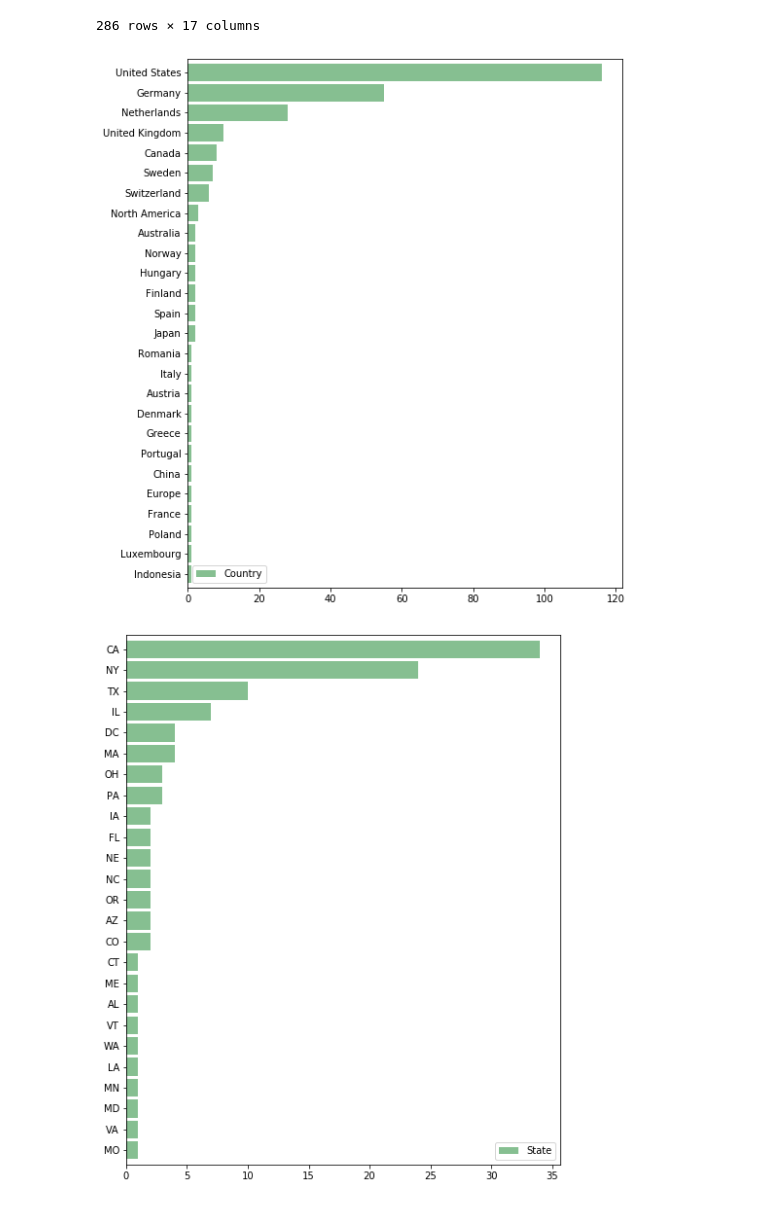
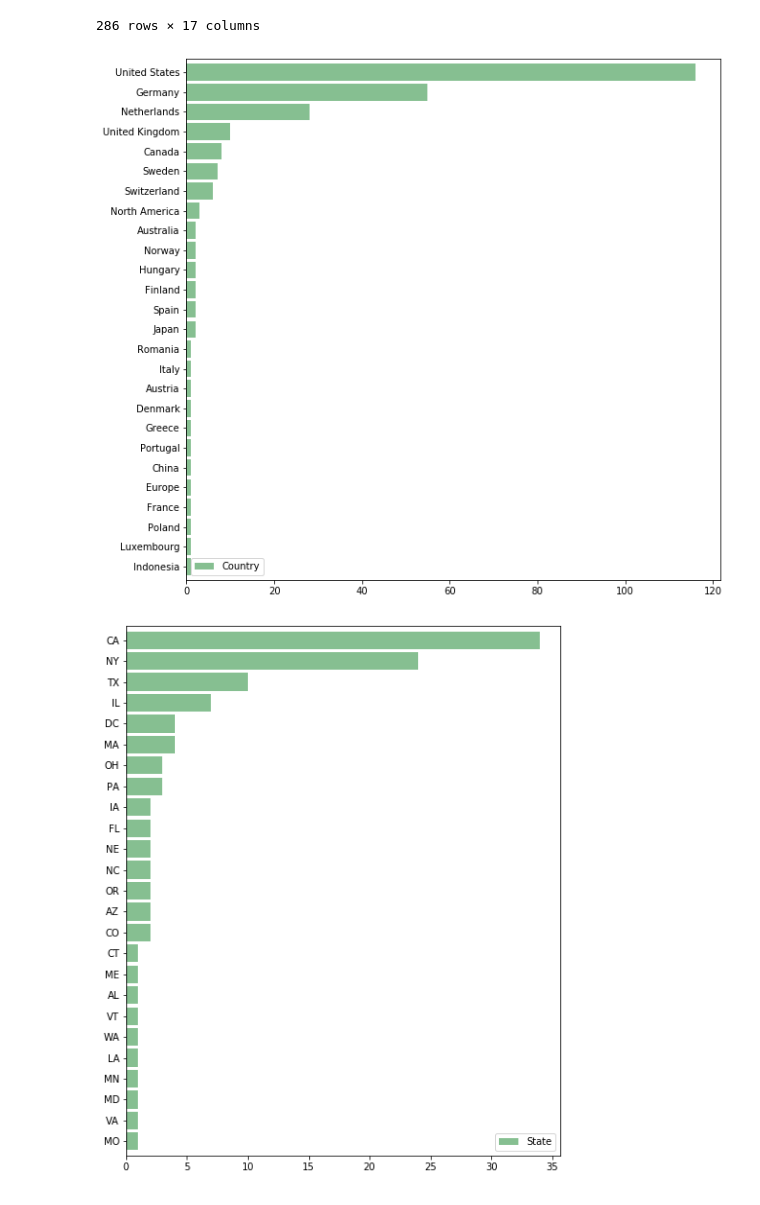
Before and after one commit to brian1581/Project1, a Jupyter notebook: Notebook_Michelle.ipynb, the cells around one changed output. Cells and saved outputs as stored; diff of their text form; code cells hidden in the pictures.

```diff
--- a/Notebook_Michelle.ipynb
+++ b/Notebook_Michelle.ipynb
@@ -104,10 +104,10 @@ data2
 # %%
 country = data2['Country'].value_counts()
 country_df = pd.DataFrame(country)
-country_df.plot(kind='barh', figsize=(8,10), color='#86bf91', zorder=2, width=0.85).invert_yaxis()
+country_df.plot(kind='barh', figsize=(10,10), color='#86bf91', zorder=2, width=0.85).invert_yaxis()
 plt.savefig("../Project1/country_hbar.png")
 # %% [output]
-[figure, old version]
+[figure, new version]
 # %%
 state = data2['State'].value_counts()
 state_df = pd.DataFrame(state)
```
Also changed, not shown: parts of 1 cell of this notebook.
